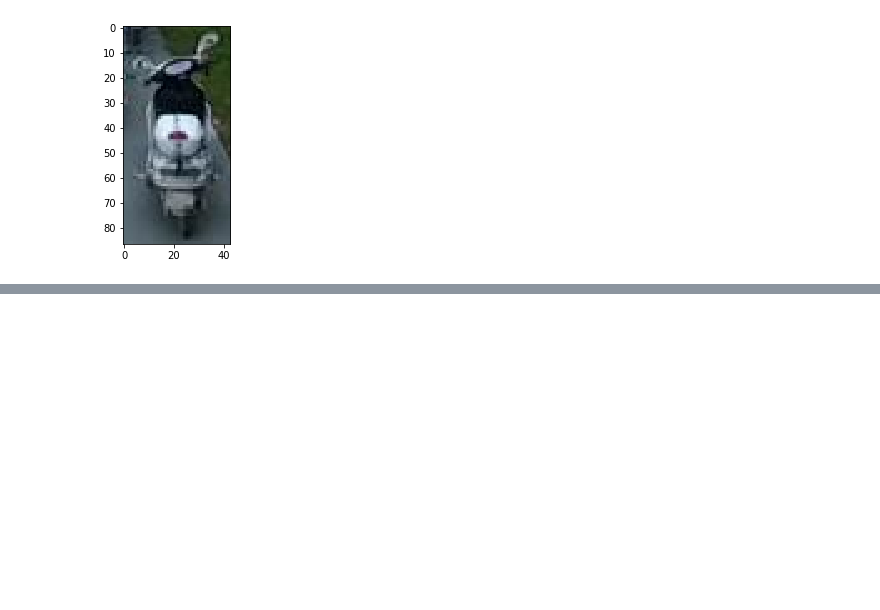
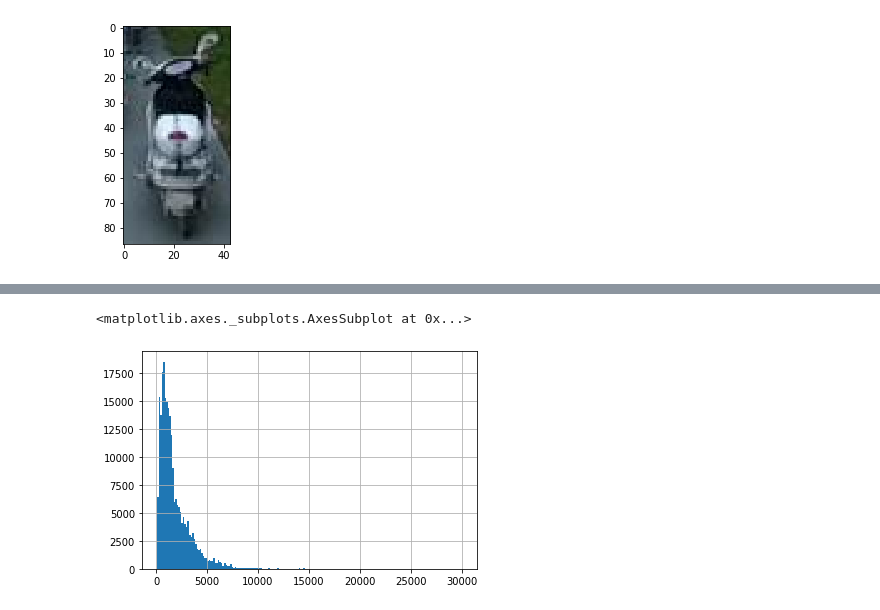
Before and after one commit to liuxr98/mmtracking, a Jupyter notebook: data-analysis.ipynb, the cells around one changed output, grey strips where cells are left out. Drawn from its saved outputs; the diff is of its cells as text; code cells hidden in the pictures; blank space fills up the shorter version.

```diff
--- a/data-analysis.ipynb
+++ b/data-analysis.ipynb
@@ -81,3 +35,0 @@ df
-# %%
-annotation_files = !ls datasets/VisDrone2019-MOT-train/annotations
-for file in annotation_files:
@@ -83,0 +38,24 @@ for file in annotation_files:
+# %%
+from tqdm import tqdm
+
+columns=[
+    'frame_index',
+    'target_id',
+    'bbox_left',
+    'bbox_top',
+    'bbox_width',
+    'bbox_height',
+    'score',
+    'object_category',
+    'truncation',
+    'occlusion',
+    'video']
+df = pd.DataFrame(columns=columns)
+
+# files = get_ipython().getoutput('ls datasets/VisDrone2019-MOT-train/annotations')
+files = !ls datasets/VisDrone2019-MOT-train/annotations
+for file in tqdm(files):
+    _df = pd.read_csv('datasets/VisDrone2019-MOT-train/annotations/'+file, names=columns[:-1])
+    _df['video'] = [file.split('.')[0]]*len(_df)
+    df = pd.concat([df, _df])
+df = df.reset_index()
@@ -83,0 +82,3 @@ for file in annotation_files:
+# %%
+df_pedestrian = df[(df.score==1) & (df.object_category==1)].reset_index()
+df_pedestrian
@@ -83,0 +111,2 @@ for file in annotation_files:
+# %%
+df_pedestrian_area = df_pedestrian.apply(lambda x: x['bbox_width'] * x['bbox_height'], axis=1)
@@ -83,0 +125,5 @@ for file in annotation_files:
+# %%
+df_pedestrian_area.hist(bins=200)
+# %% [output]
+<matplotlib.axes._subplots.AxesSubplot at 0x...>
+[figure, added]
```
Also changed, not shown: parts of 34 cells of this notebook, 7 other files.
